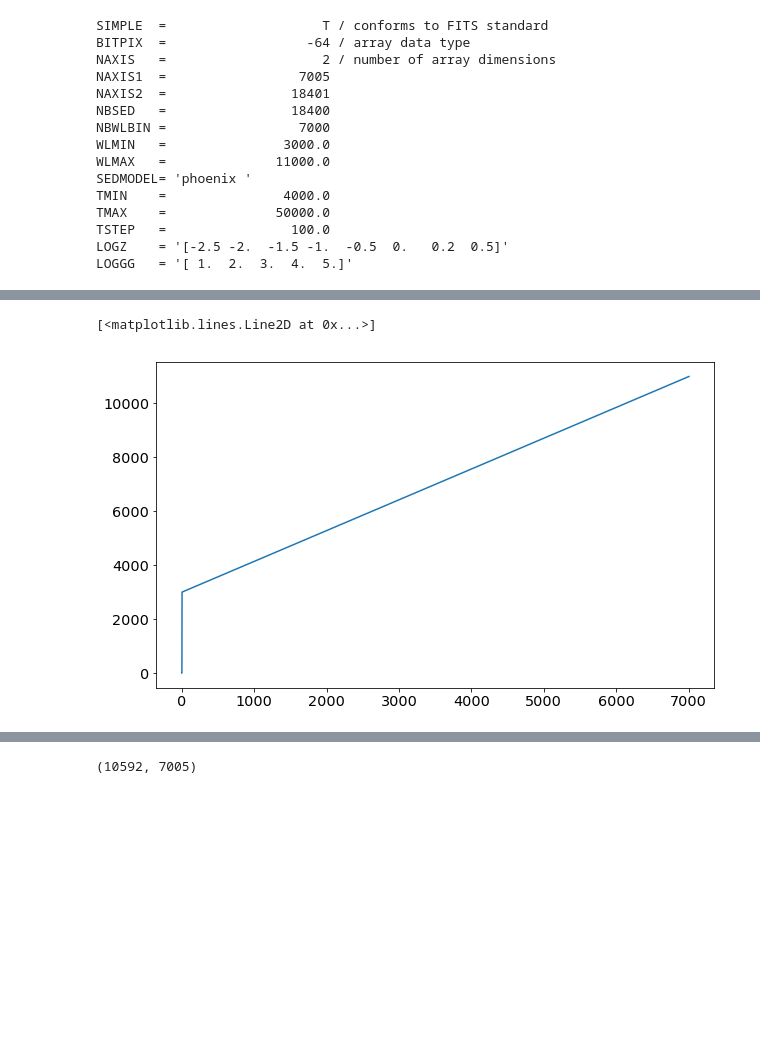
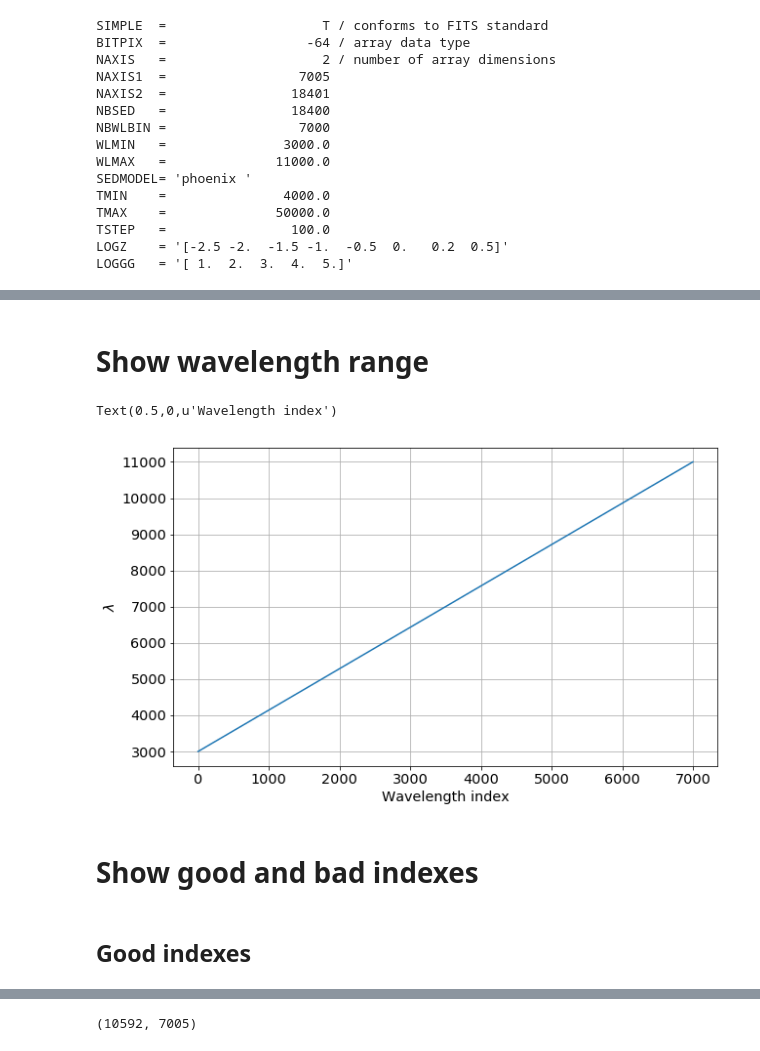
Before and after one commit to sylvielsstfr/PC5AtmStudies, a Jupyter notebook: SNLS/CheckGridSED.ipynb, the cells around one changed output, grey strips where cells are left out. Drawn from its saved outputs; the diff is of its cells as text; code cells hidden in the pictures; blank space fills up the shorter version.

Commit message:
check where simu fails

```diff
--- a/SNLS/CheckGridSED.ipynb
+++ b/SNLS/CheckGridSED.ipynb
@@ -68,5 +70,16 @@ plt.show()
+# %% [markdown]
+# Show wavelength range
+# %%
+plt.plot(data[0,index_spec:])
+plt.grid()
+plt.ylabel("$\lambda$")
+plt.xlabel("Wavelength index")
+# %% [output]
+Text(0.5,0,u'Wavelength index')
+[figure, added]
+# %% [markdown]
+# Show good and bad indexes
+# %% [markdown]
+## Good indexes
 # %%
-plt.plot(data[0,index_val:])
+good_indexes=np.where(data[0:,index_val]>0)[0]
-# %% [output]
-[<matplotlib.lines.Line2D at 0x...>]
-[figure, removed]
```
Also changed, not shown: parts of 14 cells of this notebook.
